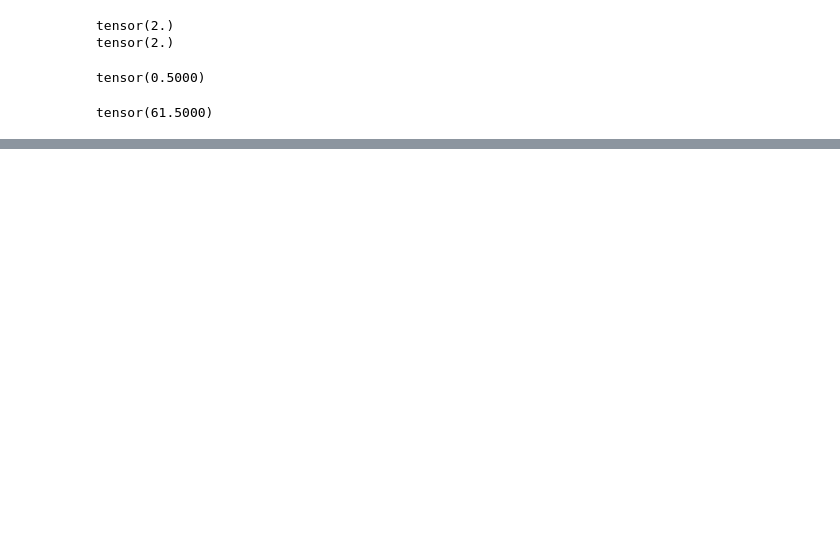
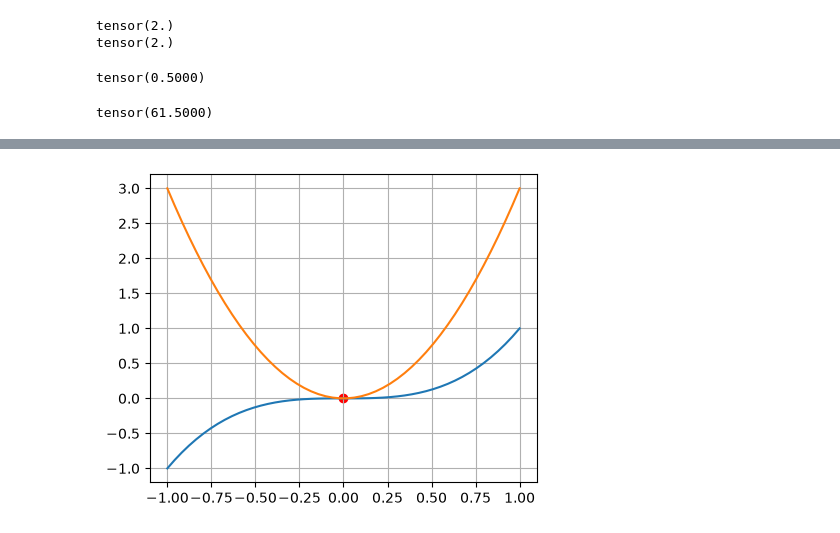
Before and after one commit to Amirgray59/deep-learning-roadmap, a Jupyter notebook: 0-math/two.ipynb, the cells around one changed output, grey strips where cells are left out. Drawn from its saved outputs; the diff is of its cells as text; code cells hidden in the pictures; blank space fills up the shorter version.

```diff
--- a/0-math/two.ipynb
+++ b/0-math/two.ipynb
@@ -84,0 +87,9 @@ tensor(61.5000)
+# %%
+def f(x) :
+    return x ** 3
+
+def df(x) :
+    return 3 * x ** 2
+# %%
+x = tt.linspace(-1,1,50)
+x
@@ -84,0 +104,3 @@ tensor(61.5000)
+# %%
+fx = f(x)
+dx = df(x)
@@ -84,0 +109,10 @@ tensor(61.5000)
+# %%
+plt.figure(figsize=(5,4))
+plt.plot(x,fx)
+plt.plot(x,dx)
+
+plt.grid()
+plt.scatter(0,0, c='red')
+plt.show()
+# %% [output]
+[figure, added]
```
Also changed, not shown: parts of 10 cells of this notebook.
